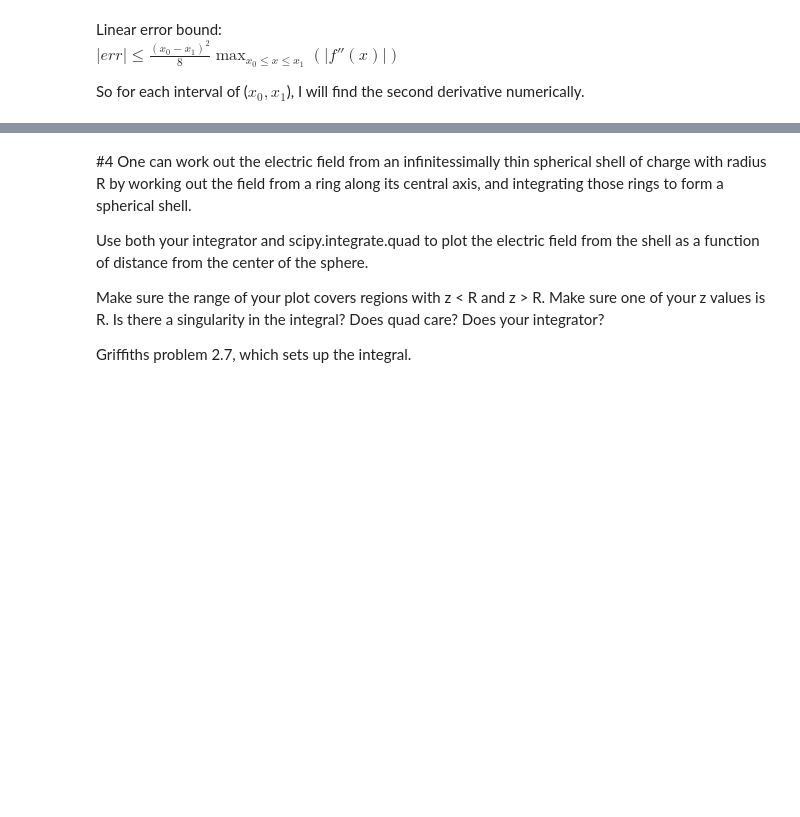
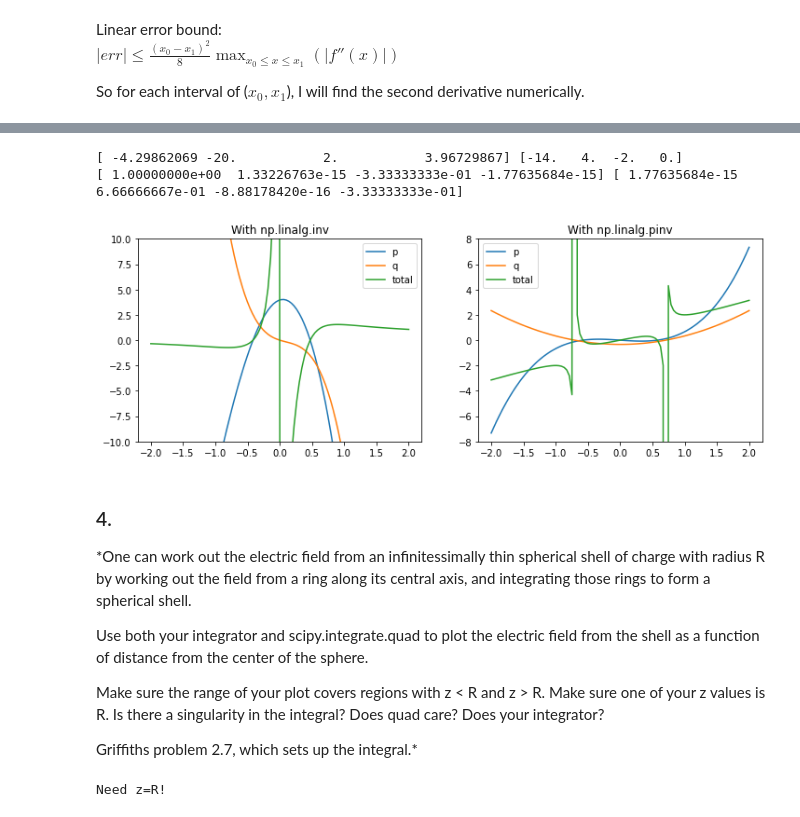
Before and after one commit to eklem1/Phys512_EK, a Jupyter notebook: PS1/PS1_work.ipynb, the cells around one changed output, grey strips where cells are left out. Cells and saved outputs as stored; diff of their text form; code cells hidden in the pictures; blank space fills up the shorter version.

```diff
--- a/PS1/PS1_work.ipynb
+++ b/PS1/PS1_work.ipynb
@@ -305,8 +308,47 @@ print(rms_poly, rms_spln, rms_rat)
+# %%
+#work to look at the different behavior of the two rational fits
+results = fit_3(Lor, -1, 1, pri=True)
+
+results = fit_3(Lor, -1, 1, inverse="mp", pri=True)
+# %% [output]
+[ -4.29862069 -20.           2.           3.96729867] [-14.   4.  -2.   0.]
+[ 1.00000000e+00  1.33226763e-15 -3.33333333e-01 -1.77635684e-15] [ 1.77635684e-15  6.66666667e-01 -8.88178420e-16 -3.33333333e-01]
+# %%
+#get polynomials for each part of the rational fit, using p and q coefficents for each one
+f_1_p = np.poly1d([ -4.29862069, -20., 2., 3.96729867])
+f_1_q = np.poly1d( [-14., 4., -2., 0.])
+
+f_2_p = np.poly1d([ 1.00000000e+00,  1.33226763e-15, -3.33333333e-01, -1.77635684e-15])
+f_2_q = np.poly1d([ 1.77635684e-15,  6.66666667e-01, -8.88178420e-16, -3.33333333e-01])
+
+#plotting
+x = np.linspace(-2, 2, 100)
+
+fig, ax = plt.subplots(1, 2, figsize=(12,4))
+
+ax[0].plot(x, f_1_p(x), label='p')
+ax[0].plot(x, f_1_q(x), label='q')
+ax[0].plot(x, f_1_p(x)/f_1_q(x), label='total')
+ax[0].set_ylim(-10, 10)
+ax[0].set_title("With np.linalg.inv")
+ax[0].legend()
+
+ax[1].plot(x, f_2_p(x), label='p')
+ax[1].plot(x, f_2_q(x), label='q')
+ax[1].plot(x, f_2_p(x)/f_2_q(x), label='total')
+ax[1].set_ylim(-8, 8)
+ax[1].set_title("With np.linalg.pinv")
+ax[1].legend()
+
+plt.show()
+# %% [output]
+[figure, added]
 # %% [markdown]
-#4 One can work out the electric field from an infinitessimally thin spherical shell of charge with radius R by working out the field from a ring along its central axis, and integrating those rings to form a spherical shell.
+### 4.
+*One can work out the electric field from an infinitessimally thin spherical shell of charge with radius R by working out the field from a ring along its central axis, and integrating those rings to form a spherical shell.
 
 Use both your integrator and scipy.integrate.quad to plot the electric field from the shell as a function of distance from the center of the sphere.
 
 Make sure the range of your plot covers regions with z < R and z > R. Make sure one of your z values is R. Is there a singularity in the integral? Does quad care? Does your integrator?
 
-Griffiths problem 2.7, which sets up the integral.
+Griffiths problem 2.7, which sets up the integral.*
@@ -312,0 +358,19 @@ Griffiths problem 2.7, which sets up the integral.
+# %%
+# scipy.integrate.quad(func, a, b, args=())
+Zs = np.linspace(0, 1.5, 120)
+# print(Zs)
+ep = 8.85e-12
+Q = 1e-12
+
+s = set(Zs)
+if not 1.0 in s:
+    print('Need z=R!')
+    np.append(Zs, 1)
+
+E_Field = []
+for x in Zs:
+    E_Field.append(integrate.quad(Eint, 0, np.pi, args=(x, 1)))
+
+E_Field = np.transpose(E_Field)
+# %% [output]
+Need z=R!
```
Also changed, not shown: parts of 20 cells of this notebook.
